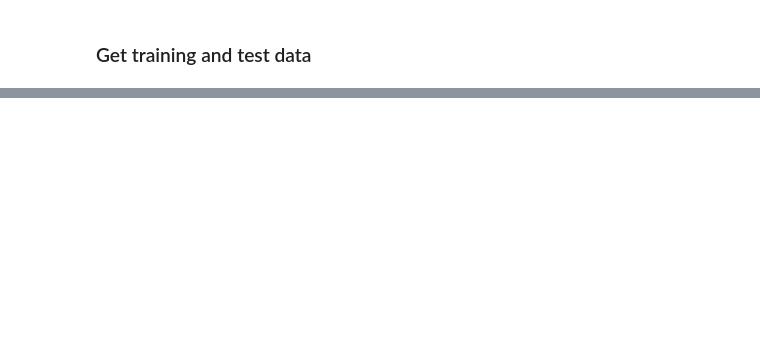
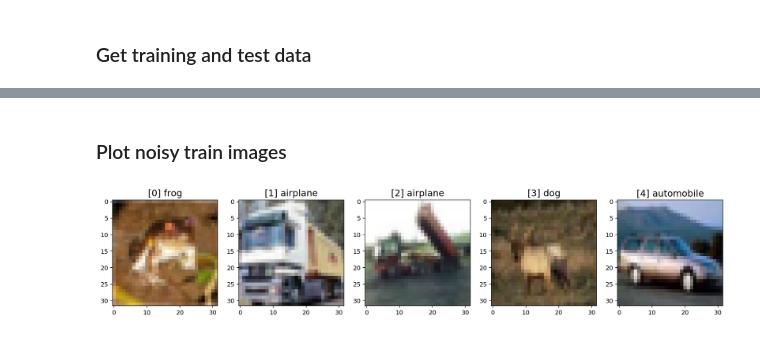
Before and after one commit to sjchoi86/deep-robust-vision, a Jupyter notebook: code/demo_cifar10_process.ipynb, the cells around one changed output, grey strips where cells are left out. Drawn from its saved outputs; the diff is of its cells as text; code cells hidden in the pictures; blank space fills up the shorter version.

```diff
--- a/code/demo_cifar10_process.ipynb
+++ b/code/demo_cifar10_process.ipynb
@@ -62,0 +72,7 @@ print (x_test.shape,y_test.shape,)
+# %% [markdown]
+### Plot noisy train images
+# %%
+# Plot multiple images
+plot_imglabels_inarow(x_train[:5],y_noisy_train[:5],label_names,(32,32,3))
+# %% [output]
+[figure, added]
```
Also changed, not shown: parts of 5 cells of this notebook, 18 other files.
